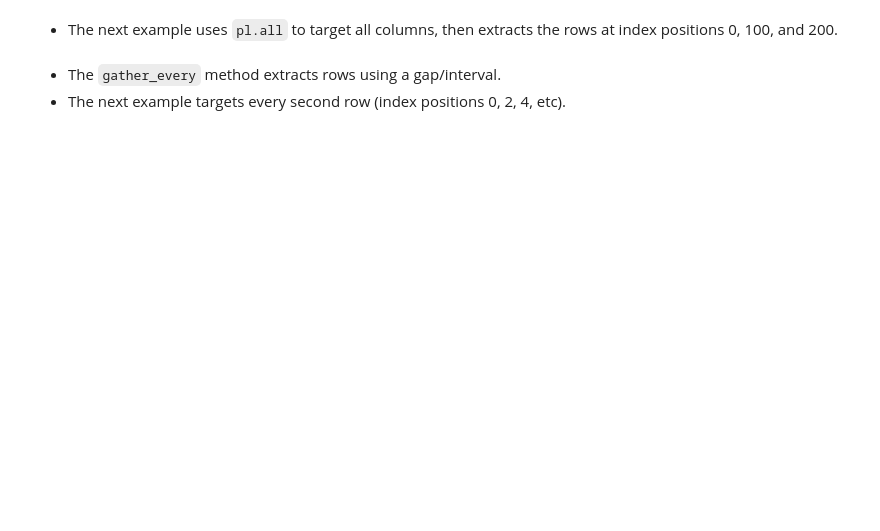
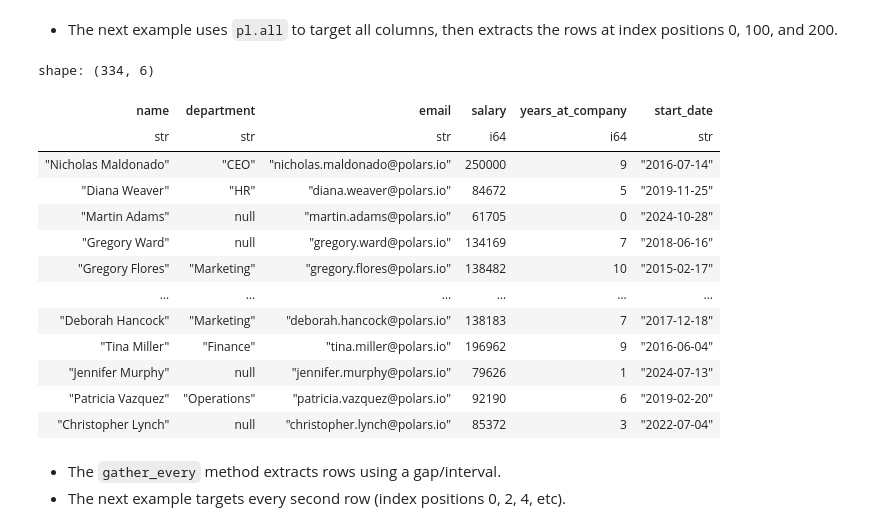
Before and after one commit to yaowenqiang/Data-Analysis-with-Polars-and-Python, a Jupyter notebook: incomplete/04 - DataFrames I.ipynb, the cells around one changed output. Drawn from its saved outputs; the diff is of its cells as text; code cells hidden in the pictures; blank space fills up the shorter version.

```diff
--- a/incomplete/04 - DataFrames I.ipynb
+++ b/incomplete/04 - DataFrames I.ipynb
@@ -855,5 +980,22 @@ shape: (3, 6)
 # %% [markdown]
 - The next example uses `pl.all` to target all columns, then extracts the rows at index positions 0, 100, and 200.
+# %%
+employees.select(pl.all().gather_every(3))
+# %% [output]
+shape: (334, 6)
+| name | department | email | salary | years_at_company | start_date |
+| str | str | str | i64 | i64 | str |
+| "Nicholas Maldonado" | "CEO" | "nicholas.maldonado@polars.io" | 250000 | 9 | "2016-07-14" |
+| "Diana Weaver" | "HR" | "diana.weaver@polars.io" | 84672 | 5 | "2019-11-25" |
+| "Martin Adams" | null | "martin.adams@polars.io" | 61705 | 0 | "2024-10-28" |
+| "Gregory Ward" | null | "gregory.ward@polars.io" | 134169 | 7 | "2018-06-16" |
+| "Gregory Flores" | "Marketing" | "gregory.flores@polars.io" | 138482 | 10 | "2015-02-17" |
+| … | … | … | … | … | … |
+| "Deborah Hancock" | "Marketing" | "deborah.hancock@polars.io" | 138183 | 7 | "2017-12-18" |
+| "Tina Miller" | "Finance" | "tina.miller@polars.io" | 196962 | 9 | "2016-06-04" |
+| "Jennifer Murphy" | null | "jennifer.murphy@polars.io" | 79626 | 1 | "2024-07-13" |
+| "Patricia Vazquez" | "Operations" | "patricia.vazquez@polars.io" | 92190 | 6 | "2019-02-20" |
+| "Christopher Lynch" | null | "christopher.lynch@polars.io" | 85372 | 3 | "2022-07-04" |
 # %% [markdown]
 - The `gather_every` method extracts rows using a gap/interval.
 - The next example targets every second row (index positions 0, 2, 4, etc).
```
Also changed, not shown: parts of 17 cells of this notebook.
